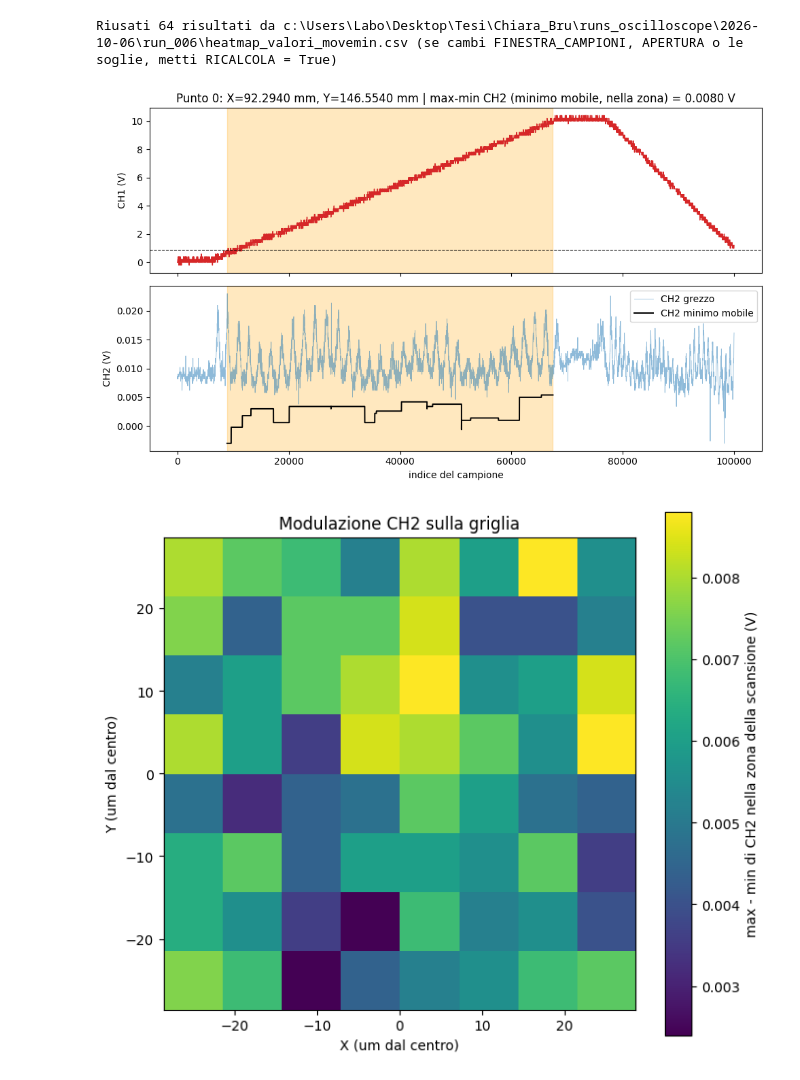
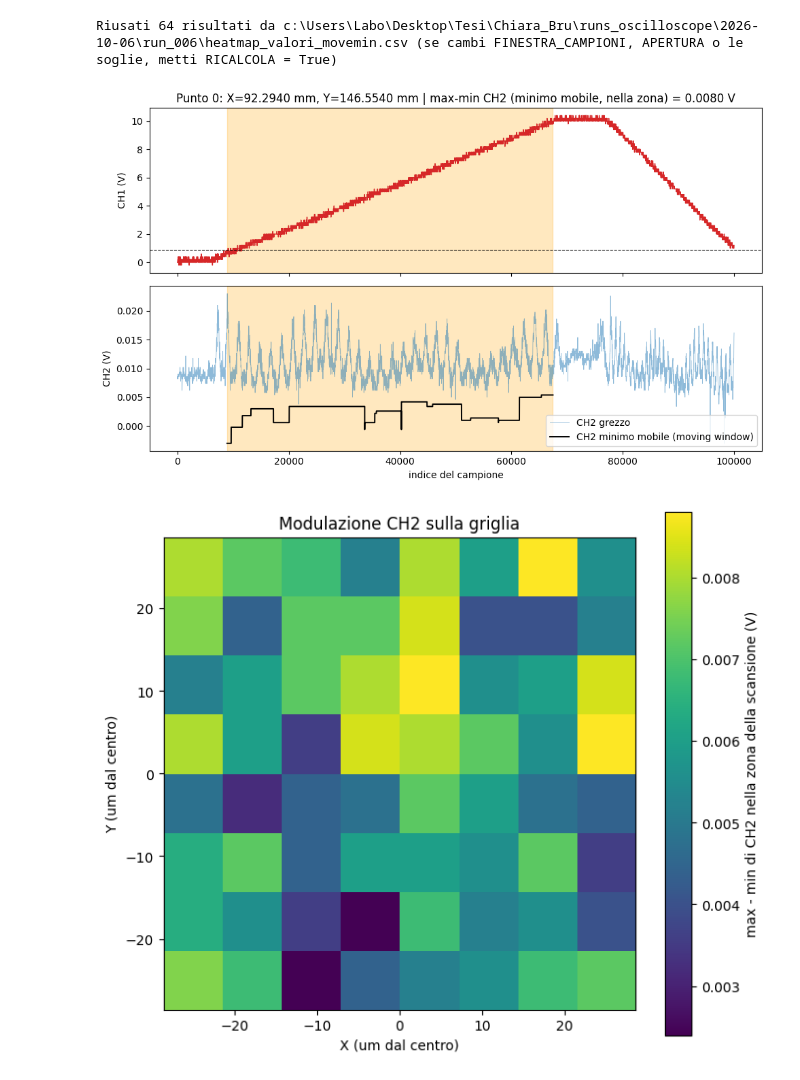
Before and after one commit to ceccantonio/Tesi, a Jupyter notebook: Chiara_Bru/runs_oscilloscope/heatmap_modulazione_movemin.ipynb, the cells around one changed output. Drawn from its saved outputs; the diff is of its cells as text; code cells hidden in the pictures.

```diff
--- a/Chiara_Bru/runs_oscilloscope/heatmap_modulazione_movemin.ipynb
+++ b/Chiara_Bru/runs_oscilloscope/heatmap_modulazione_movemin.ipynb
@@ -14,7 +14,34 @@ import time
 
 import numpy as np
 import matplotlib.pyplot as plt
-from scipy.ndimage import maximum_filter1d, minimum_filter1d
+
+
+def moving_window(values, window_length, reducer):
+    """Applica una finestra mobile di lunghezza variabile usando un reducer generico."""
+    values = np.asarray(values, dtype=np.float32)
+    if window_length <= 0:
+        raise ValueError("window_length deve essere > 0")
+
+    window_length = int(window_length)
+    if window_length == 1:
+        return values.copy()
+    if window_length % 2 == 0:
+        window_length += 1
+
+    radius = window_length // 2
+    padded = np.pad(values, (radius, radius), mode="edge")
+    out = np.empty_like(values, dtype=np.float32)
+
+    for i in range(len(values)):
+        window = padded[i:i + window_length]
+        out[i] = reducer(window)
+    return out
+
+
+def moving_average(values, window_length):
+    """Media mobile con finestra di lunghezza variabile."""
+    return moving_window(values, window_length, np.mean)
+
 
 try:
     import pandas as pd
@@ -68,12 +95,12 @@ def zona_scansione(ch1):
 
 
 def curva_movemin(ch2, i0, i1):
-    """CH2 nella zona della scansione con il minimo mobile (moving min), seguito dal massimo mobile se APERTURA."""
+    """CH2 nella zona della scansione con minimo mobile e, se richiesto, massimo mobile usando la moving window."""
     seg = ch2[i0:i1 + 1].astype(np.float32)
     w = max(3, int(FINESTRA_CAMPIONI))
-    curva = minimum_filter1d(seg, size=w, mode="nearest")
+    curva = moving_window(seg, w, np.min)
     if APERTURA:
-        curva = maximum_filter1d(curva, size=w, mode="nearest")
+        curva = moving_window(curva, w, np.max)
     return curva
 
 
@@ -126,33 +153,35 @@ Riusati 64 risultati da c:\Users\Labo\Desktop\Tesi\Chiara_Bru\runs_oscilloscope\
 # %%
 # Cella 4 - CONTROLLO su un punto: la zona evidenziata deve essere la rampa di CH1
 riga = next((r for r in risultati if r[0] == PUNTO_CONTROLLO), None)
 if riga is None:
     raise ValueError(f"Punto {PUNTO_CONTROLLO} non trovato")
 indice, x, y, i0, i1, mod = riga
 nome_file = next(r["file"] for r in registro if int(r["indice"]) == indice)
 ch1, ch2 = carica_canali(os.path.join(run_folder, nome_file))
 
 passo = max(1, len(ch1) // 5000)   # decimazione solo per il disegno
 asse = np.arange(len(ch1))[::passo]
 fig, (a1, a2) = plt.subplots(2, 1, figsize=(10, 6), sharex=True)
 a1.plot(asse, ch1[::passo], color="tab:red", lw=1)
 a1.axhline(V_INIZIO_V, color="k", ls="--", lw=0.8)
 a1.set_ylabel("CH1 (V)")
 a2.plot(asse, ch2[::passo], color="tab:blue", lw=0.6, alpha=0.5, label="CH2 grezzo")
 if i0 >= 0:
-    curva, n = segnale_pulito(ch2, i0, i1)
-    a2.plot(i0 + (np.arange(len(curva)) + 0.5) * n, curva, color="k", lw=1.4, label="CH2 minimo mobile")
+    curva = curva_movemin(ch2, i0, i1)
+    passo_plot = max(1, len(curva) // 20000)
+    curva_plot = curva[::passo_plot]
+    a2.plot(i0 + (np.arange(len(curva_plot)) + 0.5) * passo_plot, curva_plot, color="k", lw=1.4, label="CH2 minimo mobile (moving window)")
     a2.legend(loc="best")
 a2.set_ylabel("CH2 (V)")
 a2.set_xlabel("indice del campione")
 if i0 >= 0:
     for a in (a1, a2):
         a.axvspan(i0, i1, color="orange", alpha=0.25)
 a1.set_title(f"Punto {indice}: X={x:.4f} mm, Y={y:.4f} mm | max-min CH2 (minimo mobile, nella zona) = {mod:.4f} V")
 plt.tight_layout()
 plt.show()
 # %% [output]
-[figure, old version]
+[figure, new version]
 # %%
 # Cella 5 - heatmap di max - min di CH2 (solo zona della scansione)
 x = np.array([r[1] for r in risultati])
```
Also changed, not shown: 1 other file.
